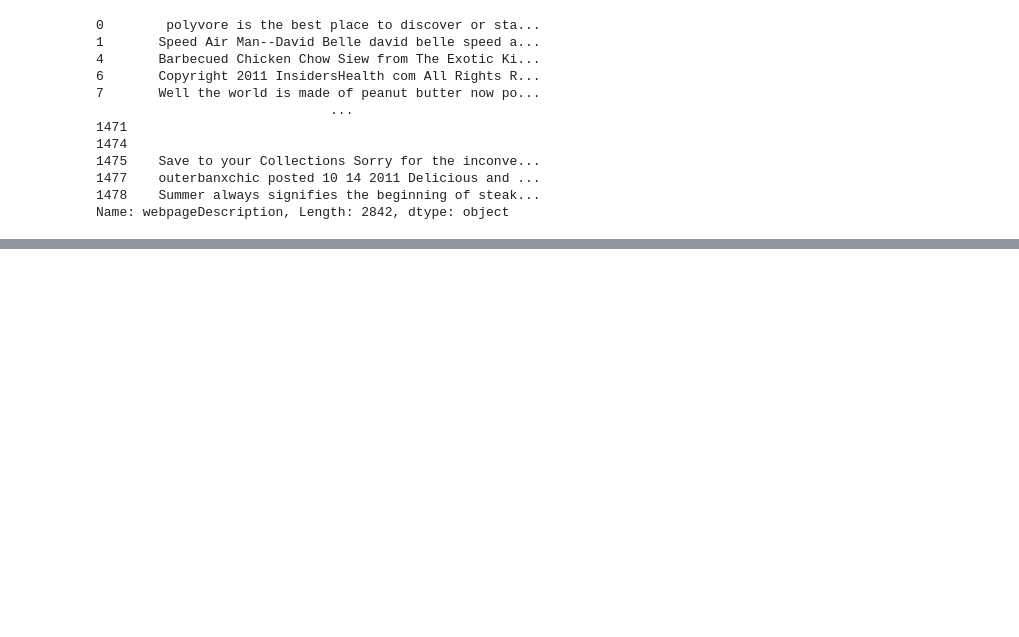
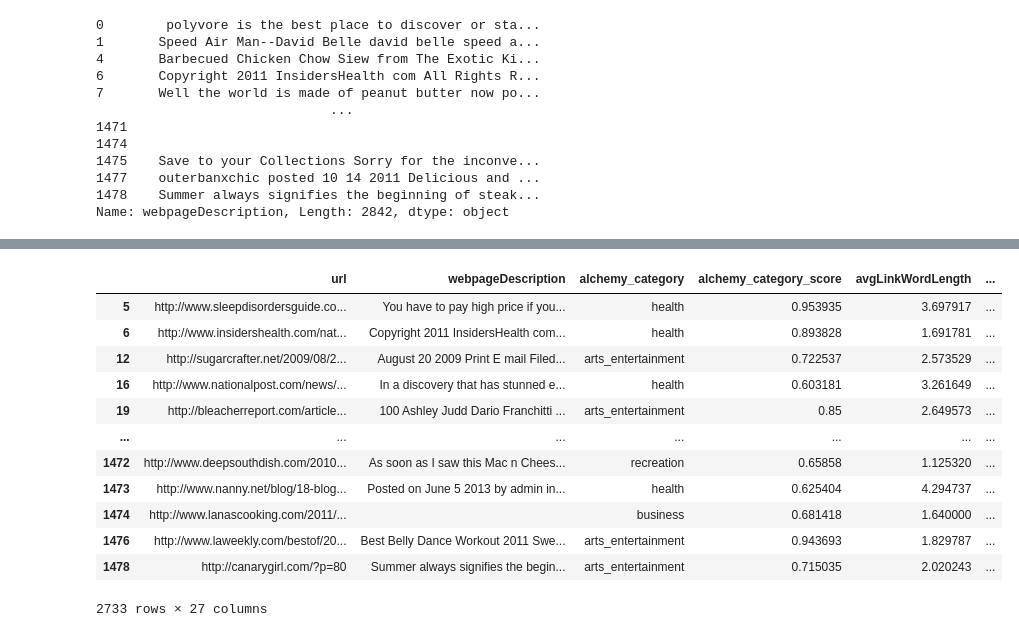
Before and after one commit to james-jasvin/Help-Boost-Our-Online-Reach, a Jupyter notebook: ML-Project.ipynb, the cells around one changed output, grey strips where cells are left out. Cells and saved outputs as stored; diff of their text form; code cells hidden in the pictures; blank space fills up the shorter version.

Commit message:
Started analyzing alchemy category column

```diff
--- a/ML-Project.ipynb
+++ b/ML-Project.ipynb
@@ -205,0 +246,16 @@ Name: webpageDescription, Length: 2842, dtype: object
+# %%
+cleaned_data[cleaned_data['alchemy_category_score'].apply(lambda x: 0 if x == '?' else float(x)) > 0.6]
+# %% [output]
+|  | url | webpageDescription | alchemy_category | alchemy_category_score | avgLinkWordLength | ... |
+| 5 | http://www.sleepdisordersguide.co... | You have to pay high price if you... | health | 0.953935 | 3.697917 | ... |
+| 6 | http://www.insidershealth.com/nat... | Copyright 2011 InsidersHealth com... | health | 0.893828 | 1.691781 | ... |
+| 12 | http://sugarcrafter.net/2009/08/2... | August 20 2009 Print E mail Filed... | arts_entertainment | 0.722537 | 2.573529 | ... |
+| 16 | http://www.nationalpost.com/news/... | In a discovery that has stunned e... | health | 0.603181 | 3.261649 | ... |
+| 19 | http://bleacherreport.com/article... | 100 Ashley Judd Dario Franchitti ... | arts_entertainment | 0.85 | 2.649573 | ... |
+| ... | ... | ... | ... | ... | ... | ... |
+| 1472 | http://www.deepsouthdish.com/2010... | As soon as I saw this Mac n Chees... | recreation | 0.65858 | 1.125320 | ... |
+| 1473 | http://www.nanny.net/blog/18-blog... | Posted on June 5 2013 by admin in... | health | 0.625404 | 4.294737 | ... |
+| 1474 | http://www.lanascooking.com/2011/... |  | business | 0.681418 | 1.640000 | ... |
+| 1476 | http://www.laweekly.com/bestof/20... | Best Belly Dance Workout 2011 Swe... | arts_entertainment | 0.943693 | 1.829787 | ... |
+| 1478 | http://canarygirl.com/?p=80 | Summer always signifies the begin... | arts_entertainment | 0.715035 | 2.020243 | ... |
+2733 rows × 27 columns
```
Also changed, not shown: parts of 9 cells of this notebook.
